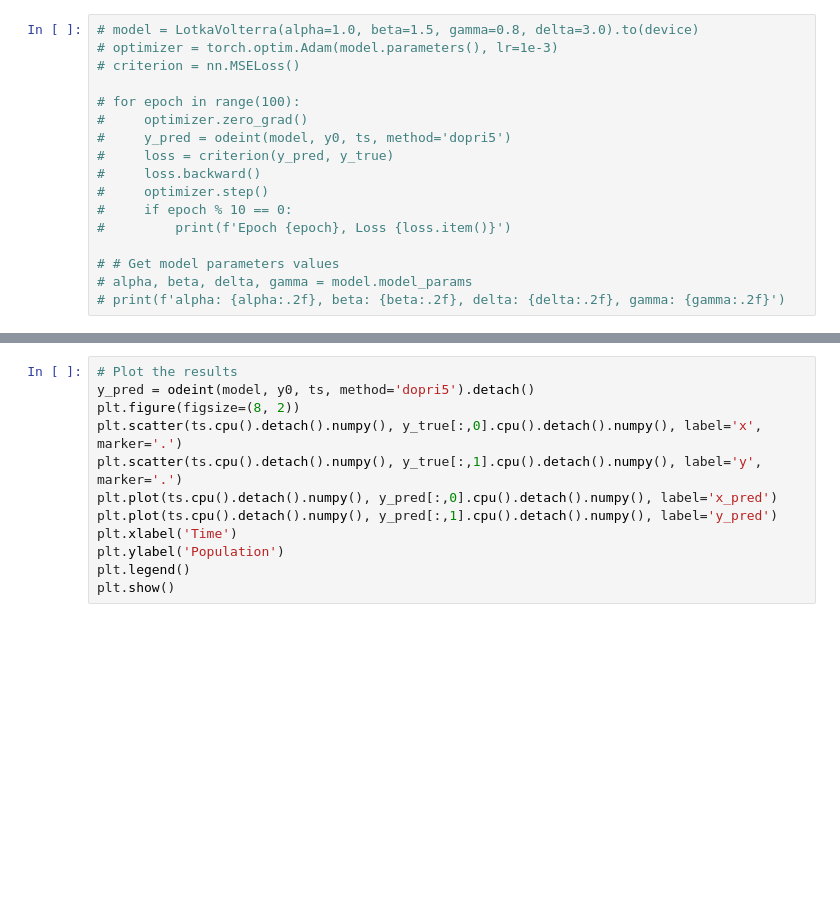
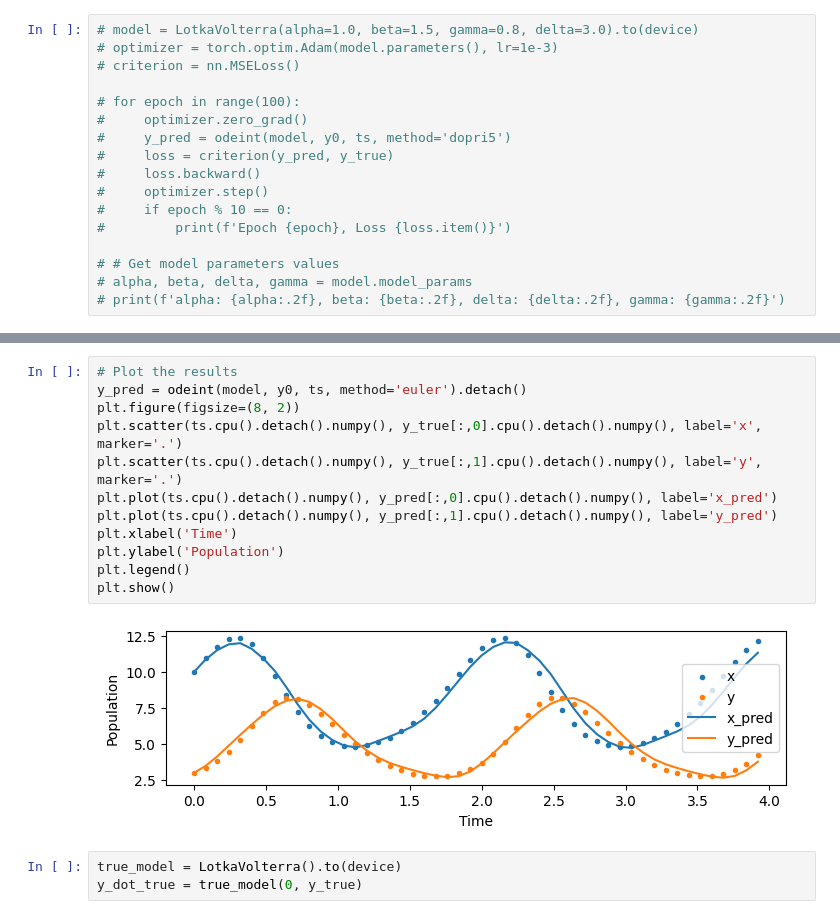
Before and after one commit to costasmexis/ModelMind, a Jupyter notebook: NODE/lotka-volterra.ipynb, the cells around one changed output, grey strips where cells are left out. Cells and saved outputs as stored; diff of their text form; blank space fills up the shorter version.

```diff
--- a/NODE/lotka-volterra.ipynb
+++ b/NODE/lotka-volterra.ipynb
@@ -111,12 +130,17 @@ plt.show()
 # %%
 # Plot the results
-y_pred = odeint(model, y0, ts, method='dopri5').detach()
+y_pred = odeint(model, y0, ts, method='euler').detach()
 plt.figure(figsize=(8, 2))
 plt.scatter(ts.cpu().detach().numpy(), y_true[:,0].cpu().detach().numpy(), label='x', marker='.')
 plt.scatter(ts.cpu().detach().numpy(), y_true[:,1].cpu().detach().numpy(), label='y', marker='.')
 plt.plot(ts.cpu().detach().numpy(), y_pred[:,0].cpu().detach().numpy(), label='x_pred')
 plt.plot(ts.cpu().detach().numpy(), y_pred[:,1].cpu().detach().numpy(), label='y_pred')
 plt.xlabel('Time')
 plt.ylabel('Population')
 plt.legend()
 plt.show()
+# %% [output]
+[figure, added]
+# %%
+true_model = LotkaVolterra().to(device)
+y_dot_true = true_model(0, y_true)
```
Also changed, not shown: parts of 5 cells of this notebook.
